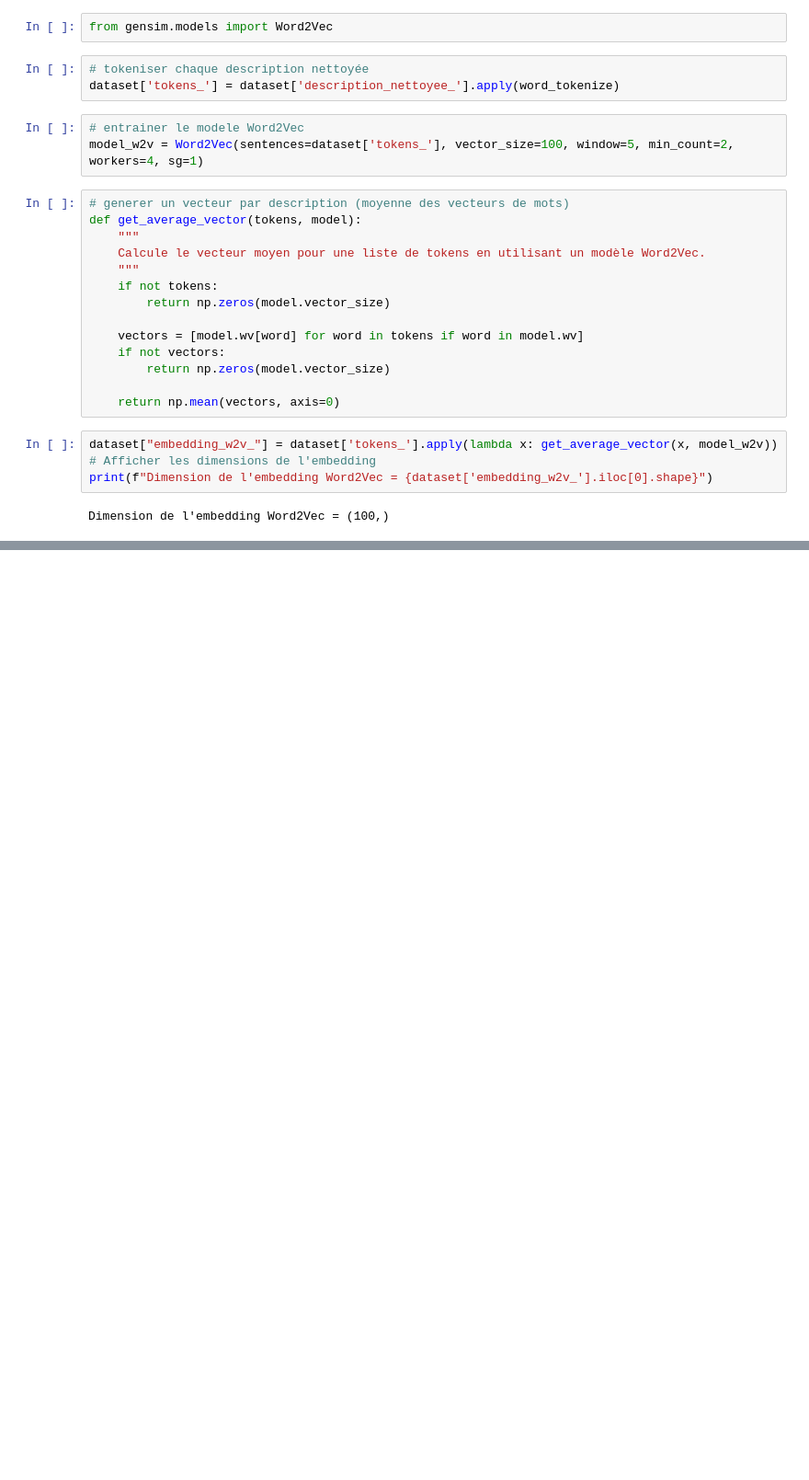
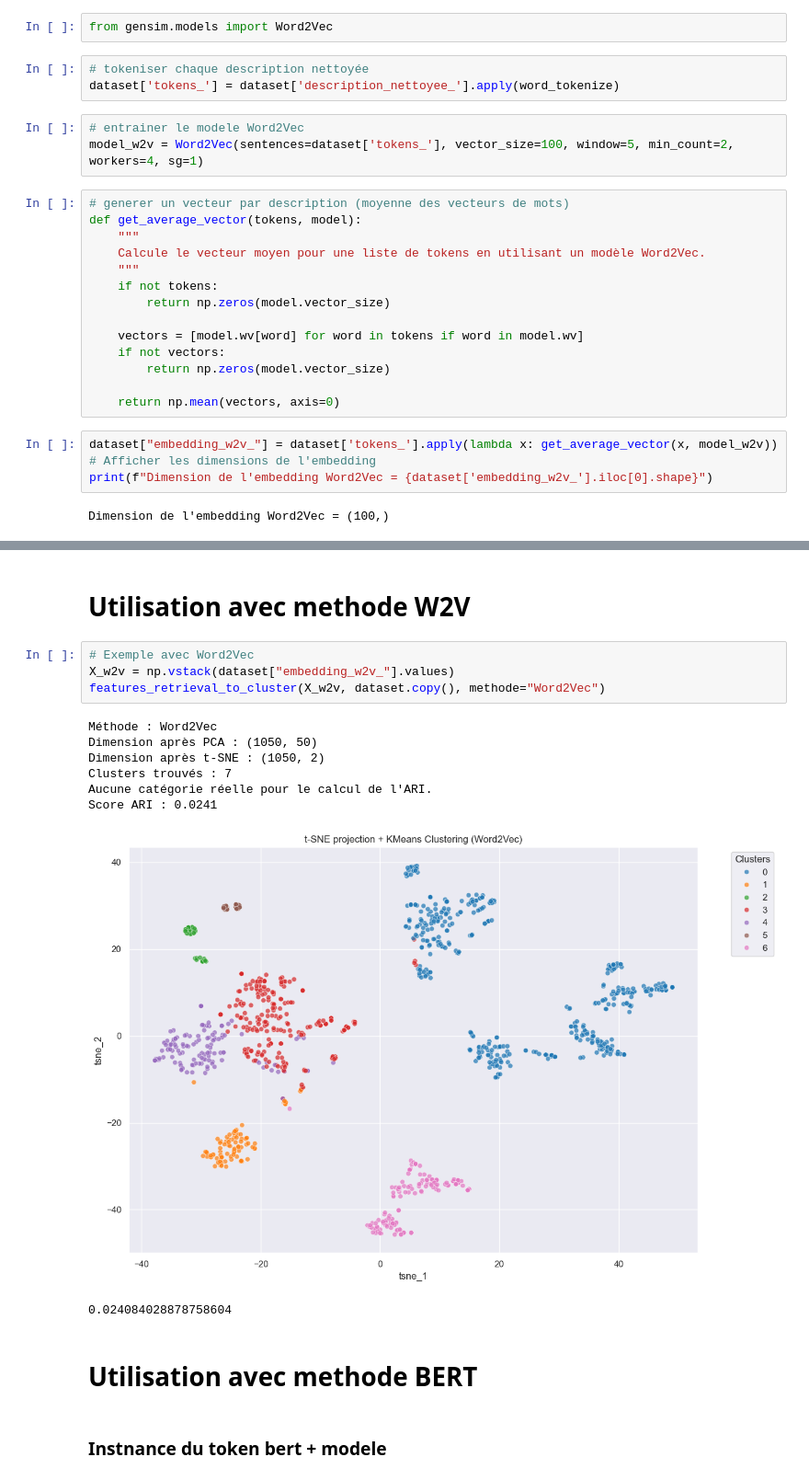
Before and after one commit to TheoChastrePradat/OC_DataScientist_P6, a Jupyter notebook: Projet_6/Script/flipkart_script.ipynb, the cells around one changed output, grey strips where cells are left out. Shown at 92% size. Cells and saved outputs as stored; diff of their text form; blank space fills up the shorter version.

```diff
--- a/Projet_6/Script/flipkart_script.ipynb
+++ b/Projet_6/Script/flipkart_script.ipynb
@@ -615,0 +686,19 @@ Name: embedding_w2v_, dtype: object
+# %% [markdown]
+# Utilisation avec methode W2V
+# %%
+# Exemple avec Word2Vec
+X_w2v = np.vstack(dataset["embedding_w2v_"].values)
+features_retrieval_to_cluster(X_w2v, dataset.copy(), methode="Word2Vec")
+# %% [output]
+Méthode : Word2Vec
+Dimension après PCA : (1050, 50)
+Dimension après t-SNE : (1050, 2)
+Clusters trouvés : 7
+Aucune catégorie réelle pour le calcul de l'ARI.
+Score ARI : 0.0241
+[figure, added]
+0.024084028878758604
+# %% [markdown]
+# Utilisation avec methode BERT
+# %% [markdown]
+### Instnance du token bert + modele
```
Also changed, not shown: parts of 43 cells of this notebook.
